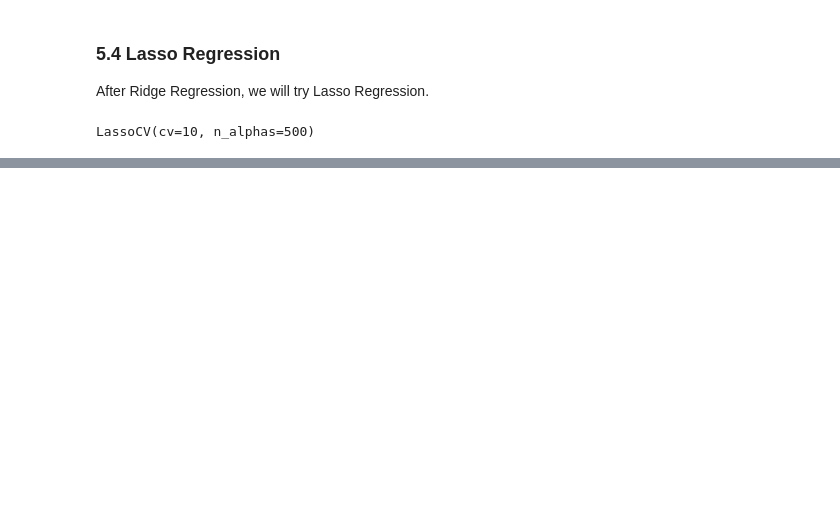
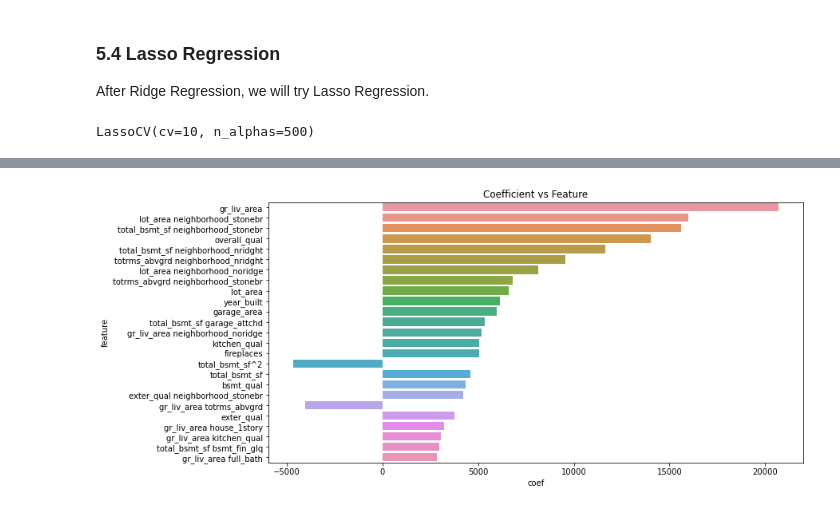
Before and after one commit to Yongfahaik/GA_projects, a Jupyter notebook: project_2/code/02_Modelling_and_Recommendations.ipynb, the cells around one changed output, grey strips where cells are left out. Drawn from its saved outputs; the diff is of its cells as text; code cells hidden in the pictures; blank space fills up the shorter version.

```diff
--- a/project_2/code/02_Modelling_and_Recommendations.ipynb
+++ b/project_2/code/02_Modelling_and_Recommendations.ipynb
@@ -115,7 +143,8 @@ def model_crossval(model, X_mod, y_mod, cv_mod=5):
 As our later models using Ridge and Lasso would require us to scale our data prior to modelling, we will be scaling the features in our dataset
 # %%
 # The columns that need to be scaled, taken from Part 1, dummy columns do not need to be scaled
-scale_cols = ['lot_area',
+scale_cols = ['lot_frontage',
+              'lot_area',
               'overall_qual',
               'year_built',
               'exter_qual',
@@ -619,0 +670,6 @@ final_coef.sort_values('abs_coef', ascending=False).head(25)
+# %%
+# Function for Bar Plot for feature vs coefficients
+def bar_feat_coef(dataframe):
+    plt.figure(figsize = [12, 6])                                                         # Determine figure size
+    plt.title(f'Coefficient vs Feature', fontsize = 12)                                   # Title of Plot
+    sns.barplot(x = "coef", y = "feature", data = dataframe)                              # Plot of Feature vs Coefficient
@@ -619,0 +709,8 @@ final_coef.sort_values('abs_coef', ascending=False).head(25)
+# %%
+# Creating a dataframe with only the top 25 values
+feat_coef = final_coef.sort_values('abs_coef', ascending=False).head(25)
+
+# Plot of feature versus coefficients
+bar_feat_coef(feat_coef)
+# %% [output]
+[figure, added]
```
Also changed, not shown: parts of 117 cells of this notebook, 8 other files.
